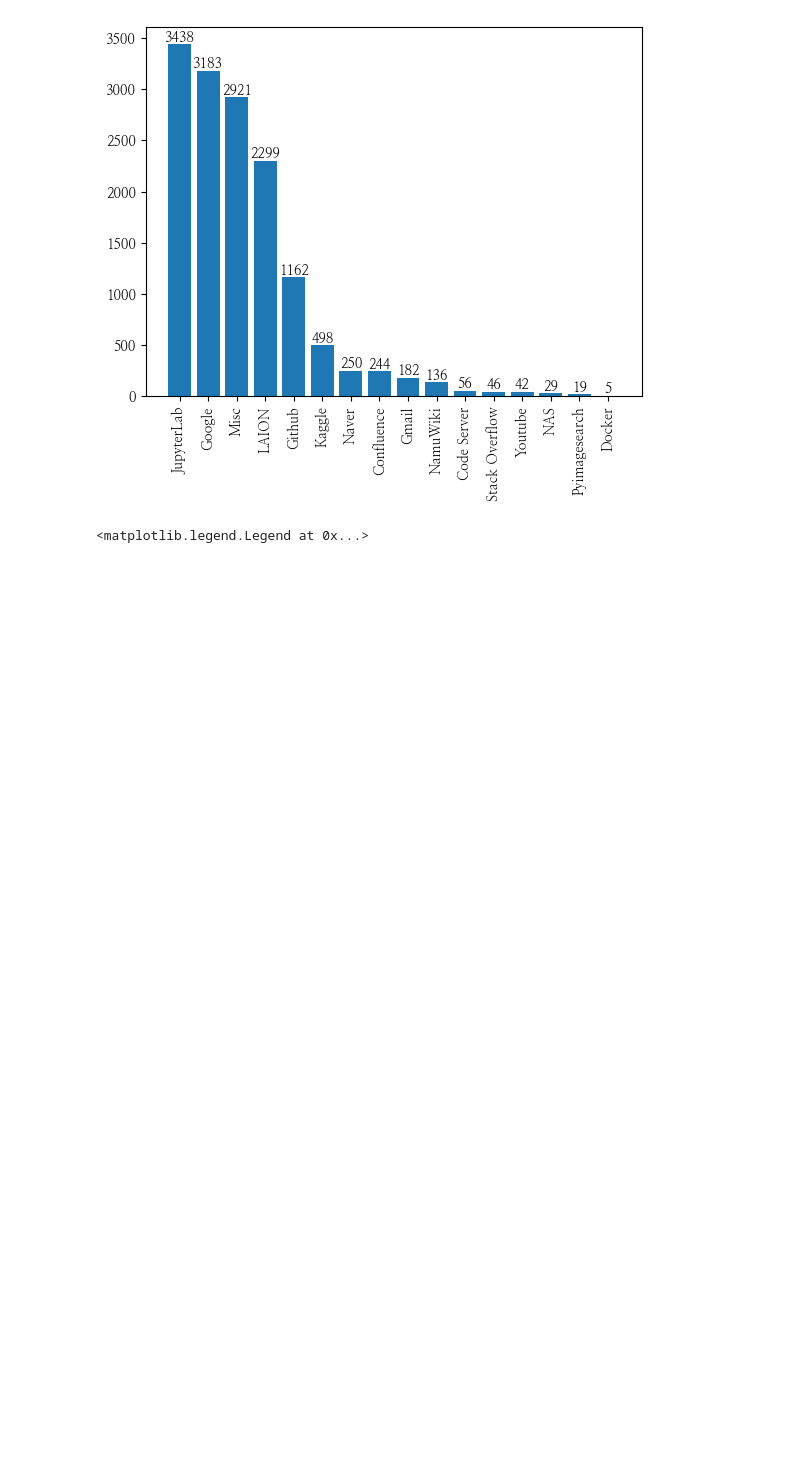
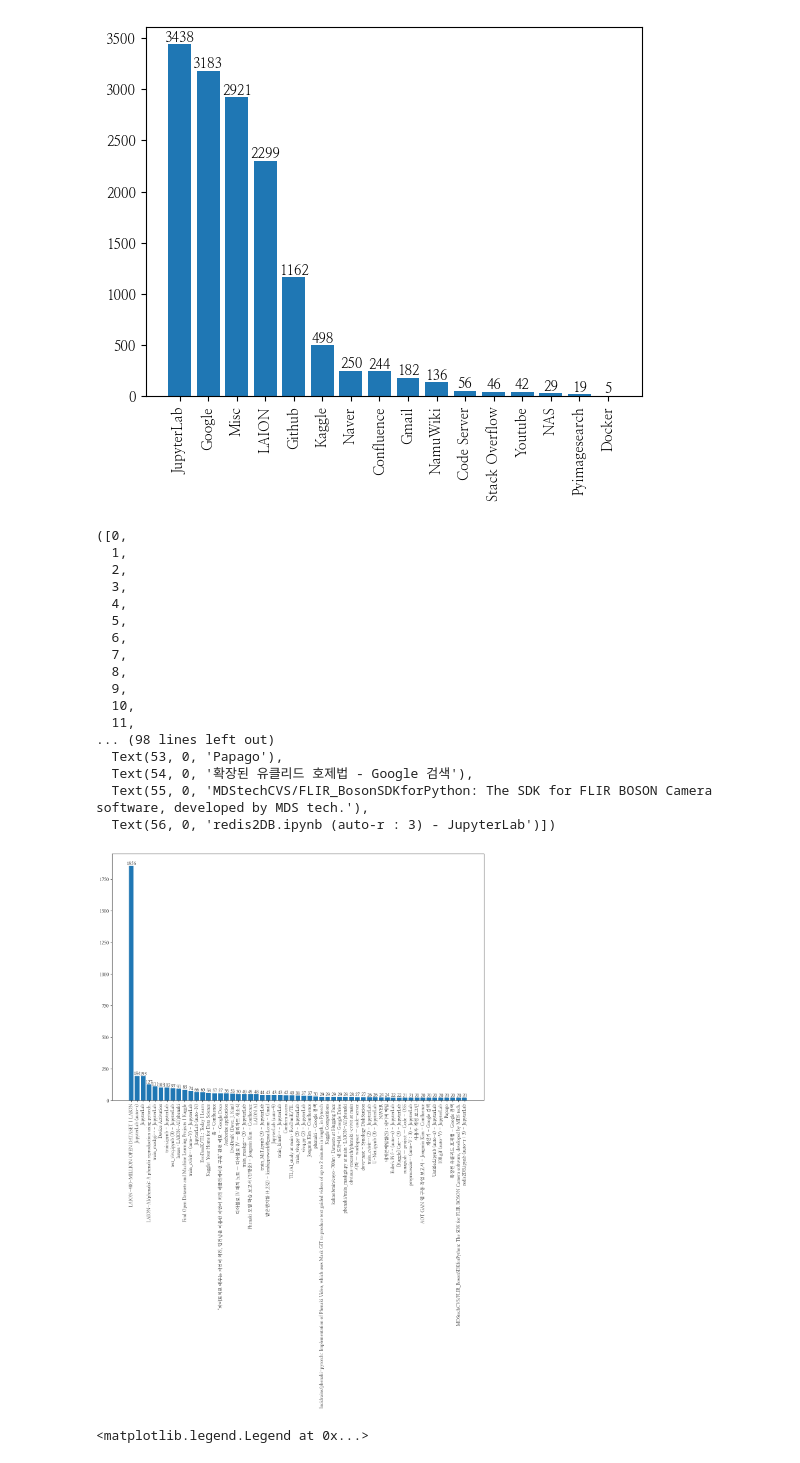
Before and after one commit to EvoDmiK/Doodle-Box, a Jupyter notebook: ipynb/[Doodle] 네이버 웨일 방문 기록.ipynb, the cells around one changed output. Drawn from its saved outputs; the diff is of its cells as text; code cells hidden in the pictures; blank space fills up the shorter version.

```diff
--- a/ipynb/[Doodle] 네이버 웨일 방문 기록.ipynb
+++ b/ipynb/[Doodle] 네이버 웨일 방문 기록.ipynb
@@ -259,3 +254,45 @@ def get_dates_n_counts(column):
+# %%
+titles          = merge.title.unique()
+title_visit_cnt = {title : 0 for title in titles}
+
+for title in titles:
+
+    values = set(merge[merge.title == title].visit_count.values)
+    for value in values: title_visit_cnt[title] += value
+
+
+sorted_cnt = sorted(title_visit_cnt.items(), key = lambda x: x[1], reverse = True)
+sorted_cnt = dict([(key, value) for (key, value) in sorted_cnt
+                   if value >= 20])
+# %%
+plt.figure(figsize = (15, 10))
+plt.bar(sorted_cnt.keys(), sorted_cnt.values())
+
+for k, v in sorted_cnt.items():
+
+    plt.text(k, v, v,
+             ha = 'center', va = 'bottom')
+
+plt.xticks(rotation = 90)
+# %% [output]
+([0,
+  1,
+  2,
+  3,
+  4,
+  5,
+  6,
+  7,
+  8,
+  9,
+  10,
+  11,
+... (98 lines left out)
+  Text(53, 0, 'Papago'),
+  Text(54, 0, '확장된 유클리드 호제법 - Google 검색'),
+  Text(55, 0, 'MDStechCVS/FLIR_BosonSDKforPython: The SDK for FLIR BOSON Camera software, developed by MDS tech.'),
+  Text(56, 0, 'redis2DB.ipynb (auto-r : 3) - JupyterLab')])
+[figure, added]
 # %%
 dates     , counts      = get_dates_n_counts(     'visit_time')
 last_dates, last_counts = get_dates_n_counts('last_visit_time')
```
Also changed, not shown: parts of 10 cells of this notebook.
